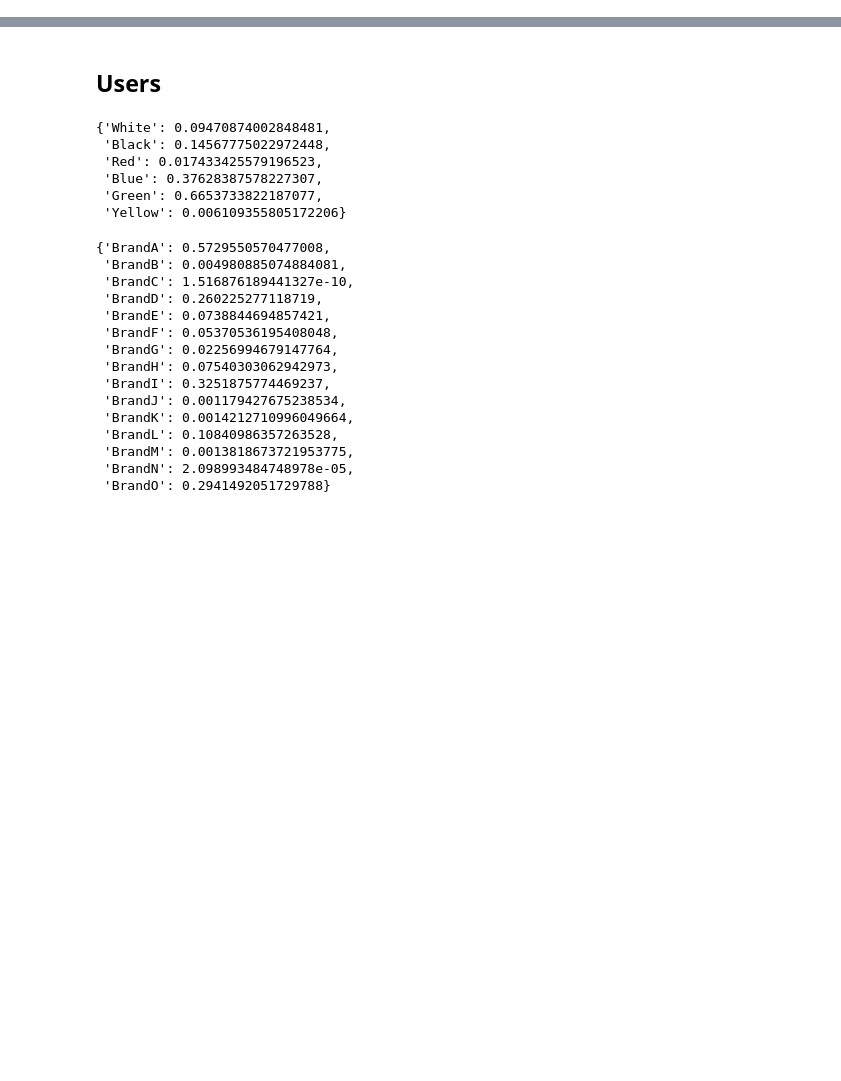
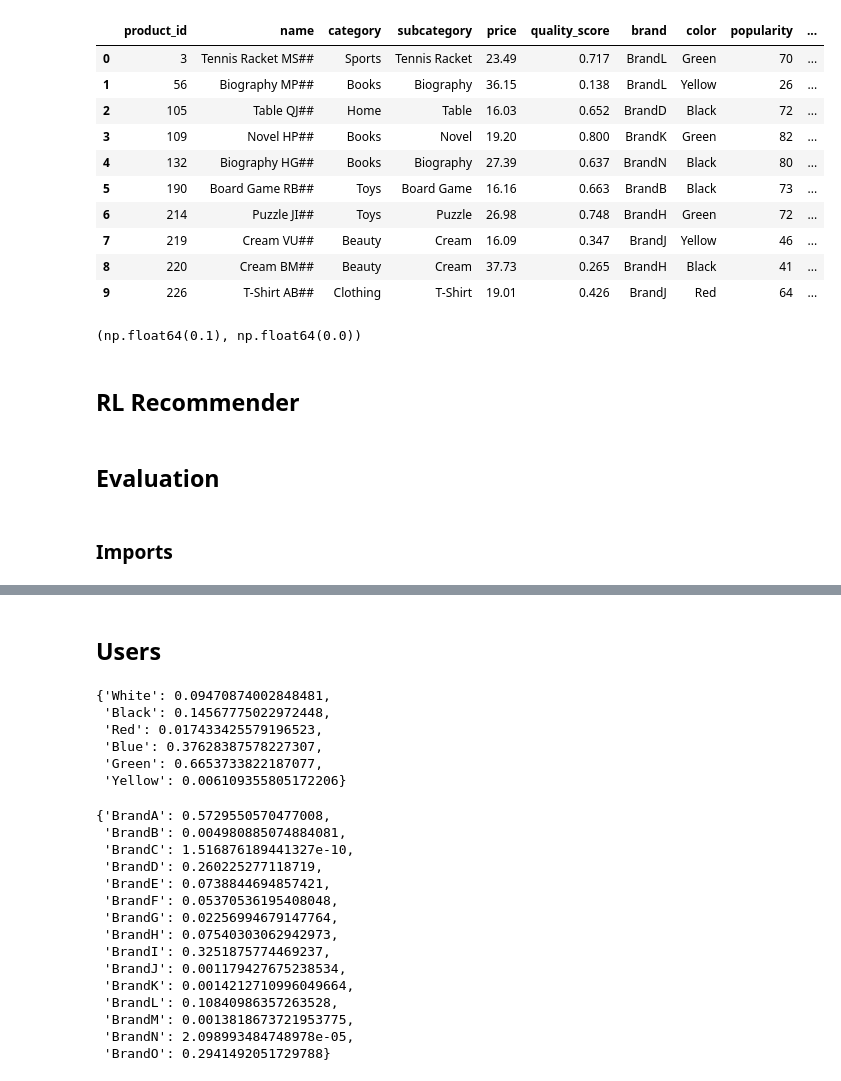
Before and after one commit to ernestknurov/simshop, a Jupyter notebook: notebooks/exploration.ipynb, the cells around one changed output, grey strips where cells are left out. Drawn from its saved outputs; the diff is of its cells as text; code cells hidden in the pictures; blank space fills up the shorter version.

```diff
--- a/notebooks/exploration.ipynb
+++ b/notebooks/exploration.ipynb
@@ -31,0 +42,3 @@ catalog_df.head()
+# %%
+catalog = load_catalog('../src/data/catalog.csv')
+catalog.head()
@@ -31,0 +69,8 @@ catalog_df.head()
+# %%
+env = ShopEnv(catalog, username_to_user['cheap_seeker'])
+state, info = env.reset()
+# %%
+recommender = name_to_recommender['random']
+# recommender = name_to_recommender['popularity']
+action = recommender.recommend(state, num_recommendations=10)
+action
@@ -31,0 +81,14 @@ catalog_df.head()
+# %%
+state, info = env.reset()
+done = False
+while not done:
+    action = recommender.recommend(state, num_recommendations=10)
+    action_indices = action_to_indices(action)
+    print("Action Indices:", action_indices)
+
+    # Take a step in the environment
+    state, reward, done, truncated, info = env.step(action)
+    # print_state_info(info)
+    print("reward:", reward)
+    print("done:", done)
+    print()
@@ -31,0 +115,20 @@ catalog_df.head()
+# %%
+info['recommended_items']
+# %% [output]
+|  | product_id | name | category | subcategory | price | quality_score | brand | color | popularity | ... |
+| 0 | 3 | Tennis Racket MS## | Sports | Tennis Racket | 23.49 | 0.717 | BrandL | Green | 70 | ... |
+| 1 | 56 | Biography MP## | Books | Biography | 36.15 | 0.138 | BrandL | Yellow | 26 | ... |
+| 2 | 105 | Table QJ## | Home | Table | 16.03 | 0.652 | BrandD | Black | 72 | ... |
+| 3 | 109 | Novel HP## | Books | Novel | 19.20 | 0.800 | BrandK | Green | 82 | ... |
+| 4 | 132 | Biography HG## | Books | Biography | 27.39 | 0.637 | BrandN | Black | 80 | ... |
+| 5 | 190 | Board Game RB## | Toys | Board Game | 16.16 | 0.663 | BrandB | Black | 73 | ... |
+| 6 | 214 | Puzzle JI## | Toys | Puzzle | 26.98 | 0.748 | BrandH | Green | 72 | ... |
+| 7 | 219 | Cream VU## | Beauty | Cream | 16.09 | 0.347 | BrandJ | Yellow | 46 | ... |
+| 8 | 220 | Cream BM## | Beauty | Cream | 37.73 | 0.265 | BrandH | Black | 41 | ... |
+| 9 | 226 | T-Shirt AB## | Clothing | T-Shirt | 19.01 | 0.426 | BrandJ | Red | 64 | ... |
+# %%
+info['click_through_rate'], info['buy_through_rate']
+# %% [output]
+(np.float64(0.1), np.float64(0.0))
+# %% [markdown]
+## RL Recommender
@@ -31,0 +147,4 @@ catalog_df.head()
+# %% [markdown]
+## Evaluation
+# %% [markdown]
+### Imports
```
Also changed, not shown: parts of 38 cells of this notebook, 15 other files.
